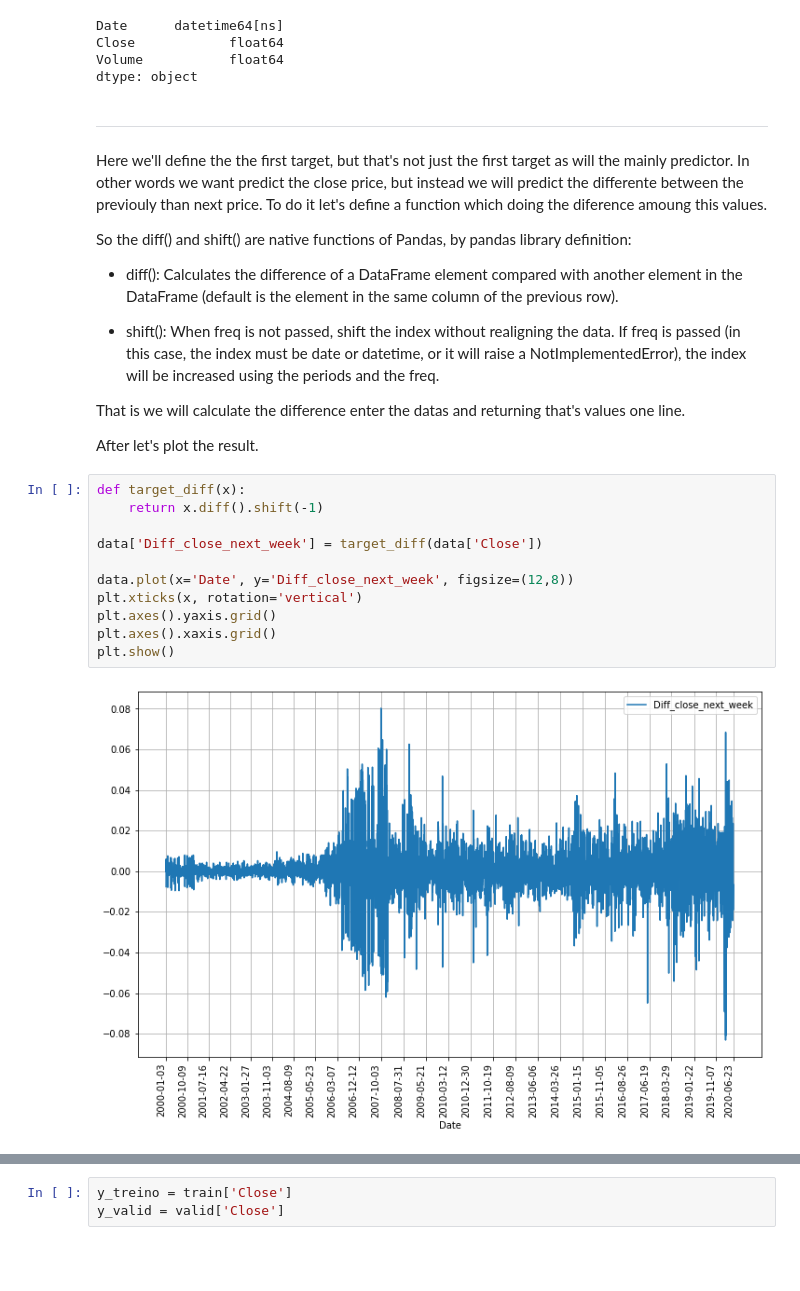
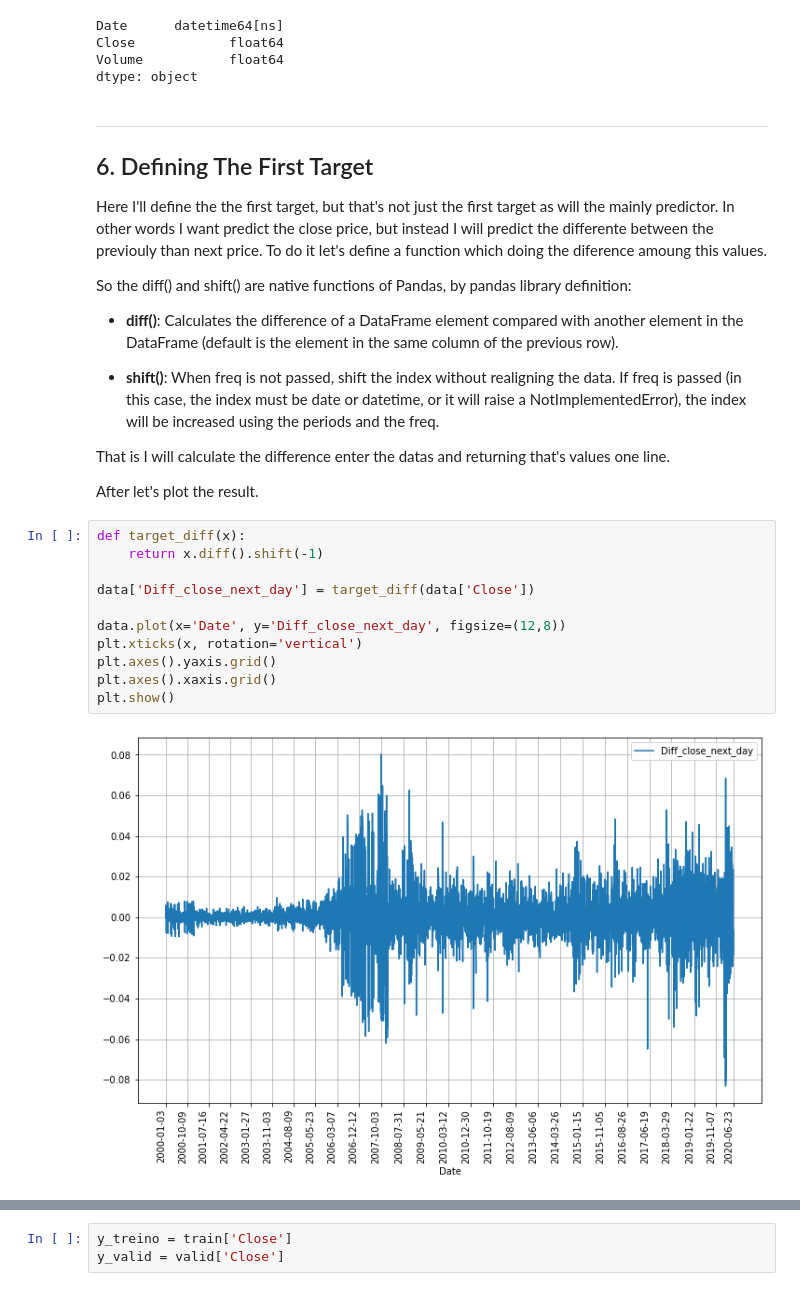
Before and after one commit to JoseRFJuniorLLMs/Predicting_stock_price, a Jupyter notebook: Análise de Dados e Modelos de Machine Learning.ipynb, the cells around one changed output, grey strips where cells are left out. Drawn from its saved outputs; the diff is of its cells as text; blank space fills up the shorter version.

```diff
--- a/Análise de Dados e Modelos de Machine Learning.ipynb
+++ b/Análise de Dados e Modelos de Machine Learning.ipynb
@@ -214,30 +226,32 @@ dtype: object
 
 ---
 
-Here we'll define the the first target, but that's not just the first target as will the mainly predictor. In other words we want predict the close price, but instead we will predict the differente between the previouly than next price. To do it let's define a function which doing the diference amoung this values.
+## 6. Defining The First Target
+
+Here I'll define the the first target, but that's not just the first target as will the mainly predictor. In other words I want predict the close price, but instead I will predict the differente between the previouly than next price. To do it let's define a function which doing the diference amoung this values.
 
 So the diff() and shift() are native functions of Pandas, by pandas library definition:
 
-* diff(): Calculates the difference of a DataFrame element compared with another element in the DataFrame (default is the element in the same column of the previous row).
+* **diff()**: Calculates the difference of a DataFrame element compared with another element in the DataFrame (default is the element in the same column of the previous row).
 
-* shift(): When freq is not passed, shift the index without realigning the data. If freq is passed (in this case, the index must be date or datetime, or it will raise a NotImplementedError), the index will be increased using the periods and the freq.
+* **shift()**: When freq is not passed, shift the index without realigning the data. If freq is passed (in this case, the index must be date or datetime, or it will raise a NotImplementedError), the index will be increased using the periods and the freq.
 
-That is we will calculate the difference enter the datas and returning that's values one line.
+That is I will calculate the difference enter the datas and returning that's values one line.
 
 After let's plot the result.
 # %%
 def target_diff(x):
     return x.diff().shift(-1)
 
-data['Diff_close_next_week'] = target_diff(data['Close'])
+data['Diff_close_next_day'] = target_diff(data['Close'])
 
-data.plot(x='Date', y='Diff_close_next_week', figsize=(12,8))
+data.plot(x='Date', y='Diff_close_next_day', figsize=(12,8))
 plt.xticks(x, rotation='vertical')
 plt.axes().yaxis.grid()
 plt.axes().xaxis.grid()
 plt.show()
 # %% [output]
-[figure, old version]
+[figure, new version]
 # %% [markdown]
 
 
```
Also changed, not shown: parts of 50 cells of this notebook, 1 other file.
